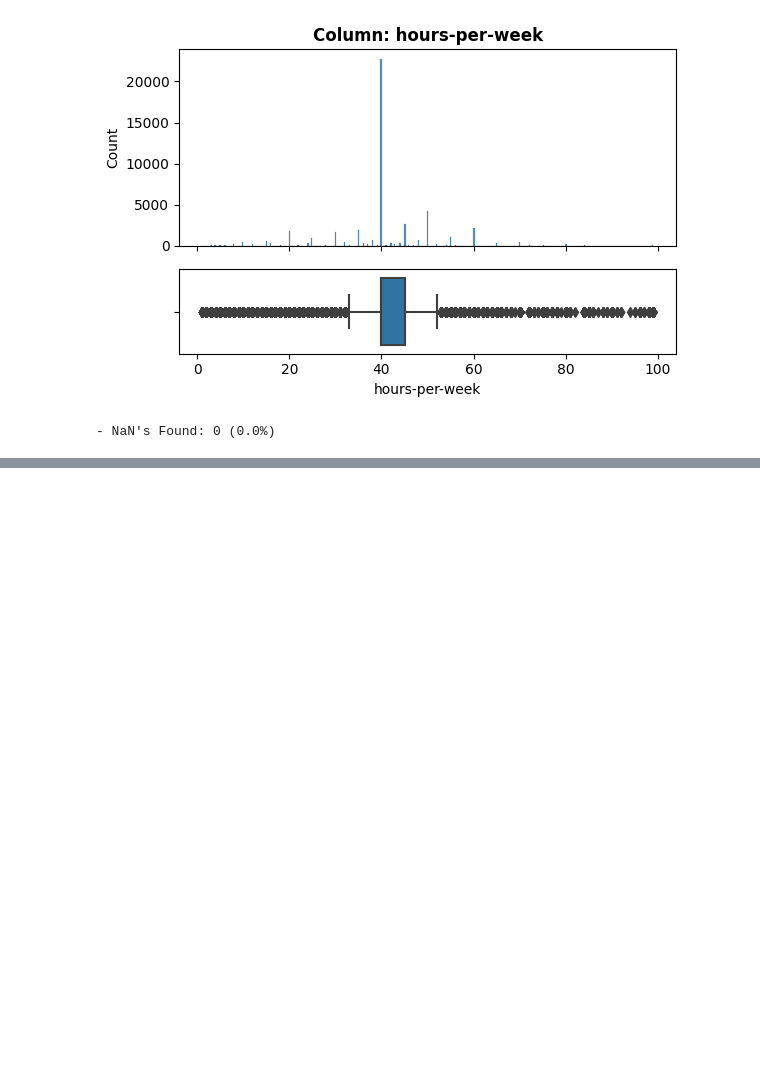
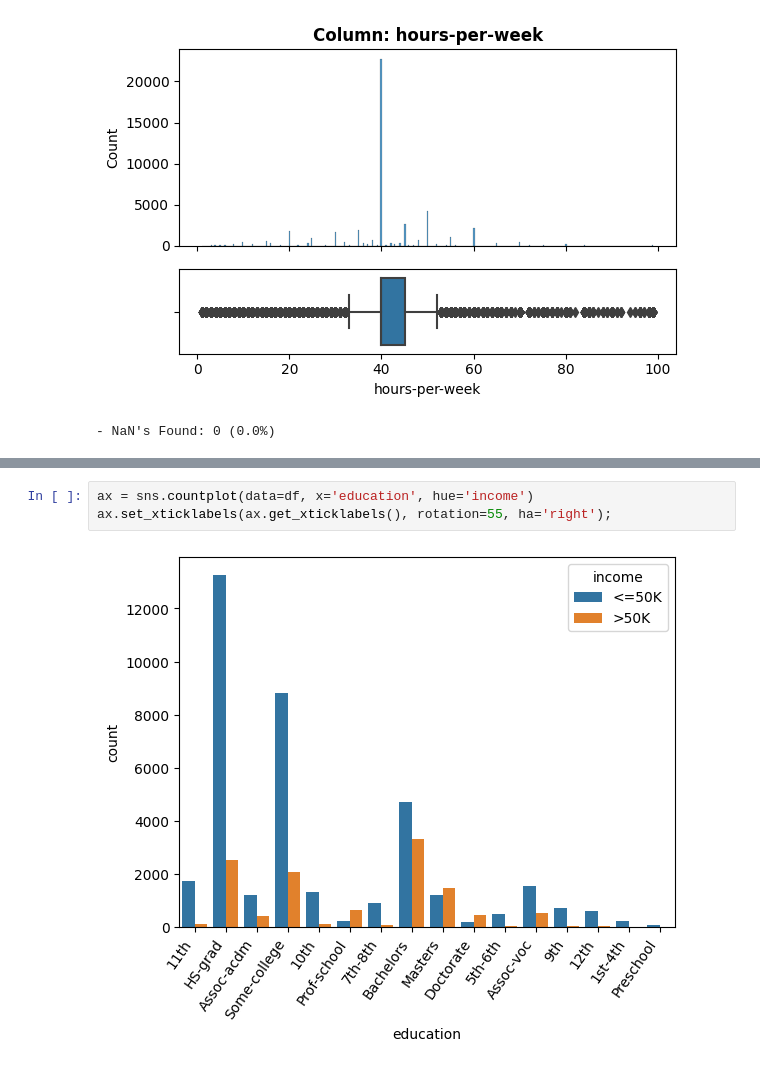
Before and after one commit to nenarossbce/Project2, a Jupyter notebook: Project_2_AdultIncome.ipynb, the cells around one changed output, grey strips where cells are left out. Drawn from its saved outputs; the diff is of its cells as text; blank space fills up the shorter version.

```diff
--- a/Project_2_AdultIncome.ipynb
+++ b/Project_2_AdultIncome.ipynb
@@ -316,0 +419,5 @@ explore_numeric(df, 'hours-per-week');
+# %%
+ax = sns.countplot(data=df, x='education', hue='income')
+ax.set_xticklabels(ax.get_xticklabels(), rotation=55, ha='right');
+# %% [output]
+[figure, added]
```
Also changed, not shown: parts of 29 cells of this notebook.
